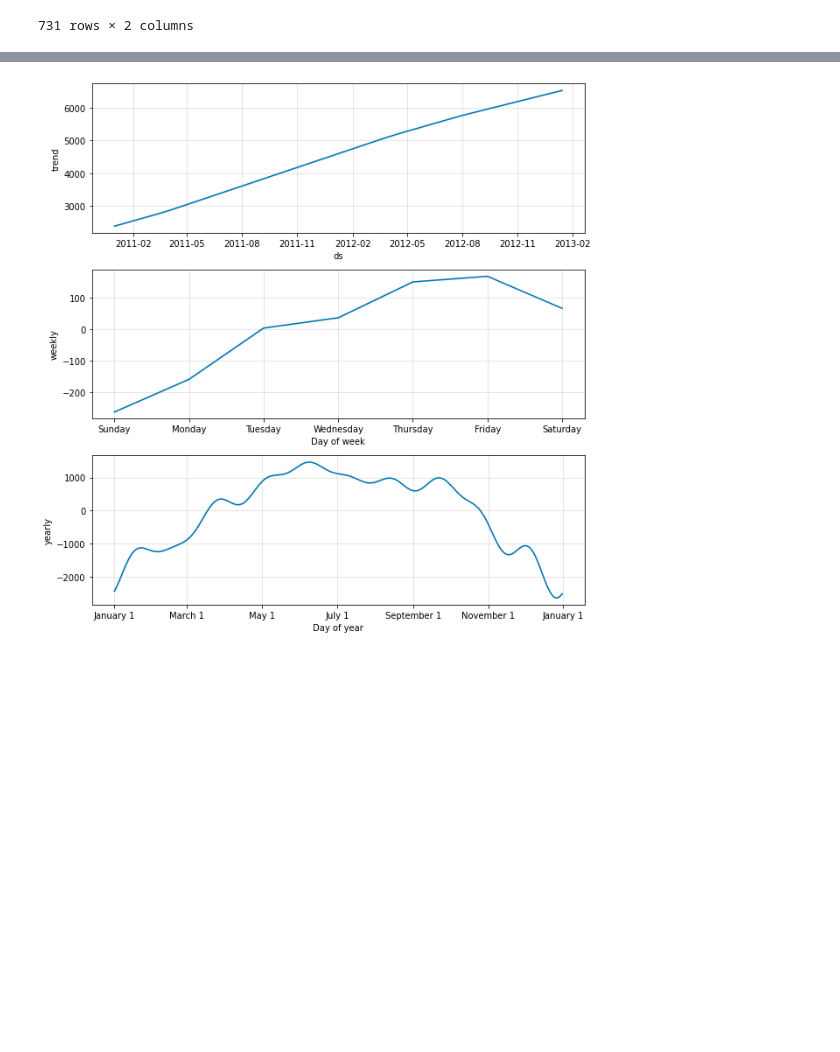
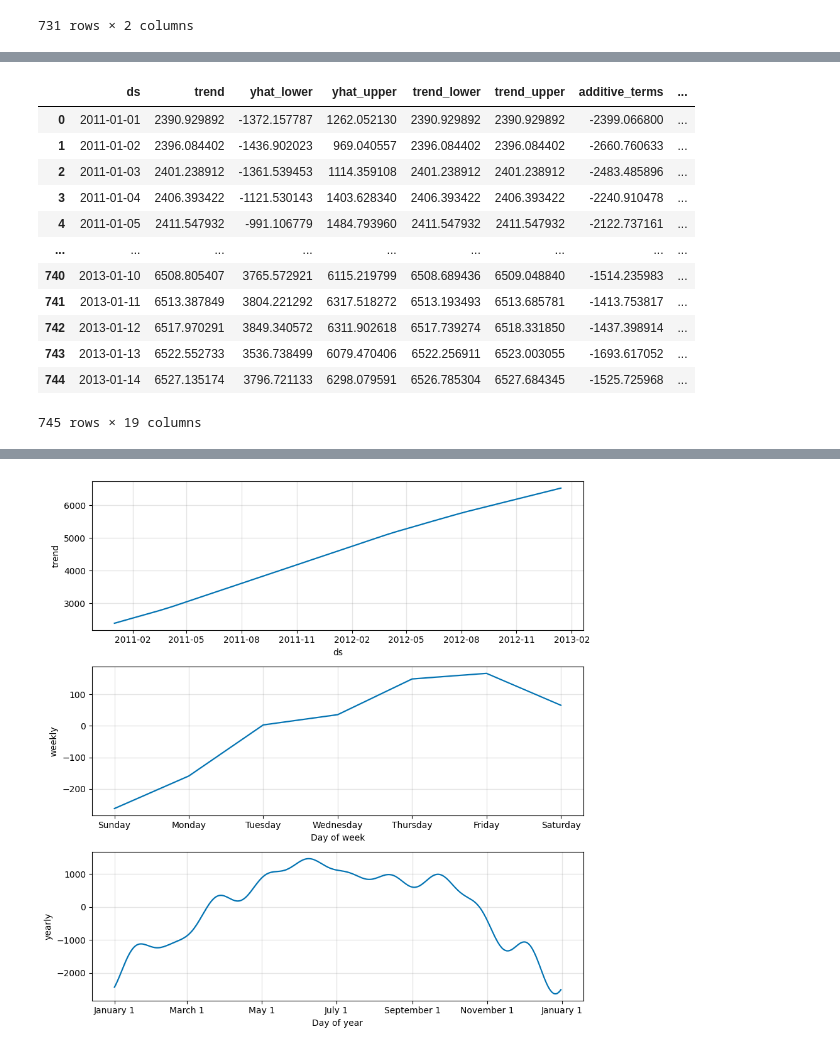
Before and after one commit to daavalossa/ApredizajeAutomatico, a Jupyter notebook: ExamenFinalAprendizajeDannyAvalos.ipynb, the cells around one changed output, grey strips where cells are left out. Saved outputs shown, nothing was run; the diff lists cells and outputs as text; code cells hidden in the pictures; blank space fills up the shorter version.

```diff
--- a/ExamenFinalAprendizajeDannyAvalos.ipynb
+++ b/ExamenFinalAprendizajeDannyAvalos.ipynb
@@ -344,0 +349,16 @@ future.tail()
+# %%
+daypred
+# %% [output]
+|  | ds | trend | yhat_lower | yhat_upper | trend_lower | trend_upper | additive_terms | ... |
+| 0 | 2011-01-01 | 2390.929892 | -1372.157787 | 1262.052130 | 2390.929892 | 2390.929892 | -2399.066800 | ... |
+| 1 | 2011-01-02 | 2396.084402 | -1436.902023 | 969.040557 | 2396.084402 | 2396.084402 | -2660.760633 | ... |
+| 2 | 2011-01-03 | 2401.238912 | -1361.539453 | 1114.359108 | 2401.238912 | 2401.238912 | -2483.485896 | ... |
+| 3 | 2011-01-04 | 2406.393422 | -1121.530143 | 1403.628340 | 2406.393422 | 2406.393422 | -2240.910478 | ... |
+| 4 | 2011-01-05 | 2411.547932 | -991.106779 | 1484.793960 | 2411.547932 | 2411.547932 | -2122.737161 | ... |
+| ... | ... | ... | ... | ... | ... | ... | ... | ... |
+| 740 | 2013-01-10 | 6508.805407 | 3765.572921 | 6115.219799 | 6508.689436 | 6509.048840 | -1514.235983 | ... |
+| 741 | 2013-01-11 | 6513.387849 | 3804.221292 | 6317.518272 | 6513.193493 | 6513.685781 | -1413.753817 | ... |
+| 742 | 2013-01-12 | 6517.970291 | 3849.340572 | 6311.902618 | 6517.739274 | 6518.331850 | -1437.398914 | ... |
+| 743 | 2013-01-13 | 6522.552733 | 3536.738499 | 6079.470406 | 6522.256911 | 6523.003055 | -1693.617052 | ... |
+| 744 | 2013-01-14 | 6527.135174 | 3796.721133 | 6298.079591 | 6526.785304 | 6527.684345 | -1525.725968 | ... |
+745 rows × 19 columns
```
Also changed, not shown: parts of 30 cells of this notebook.
